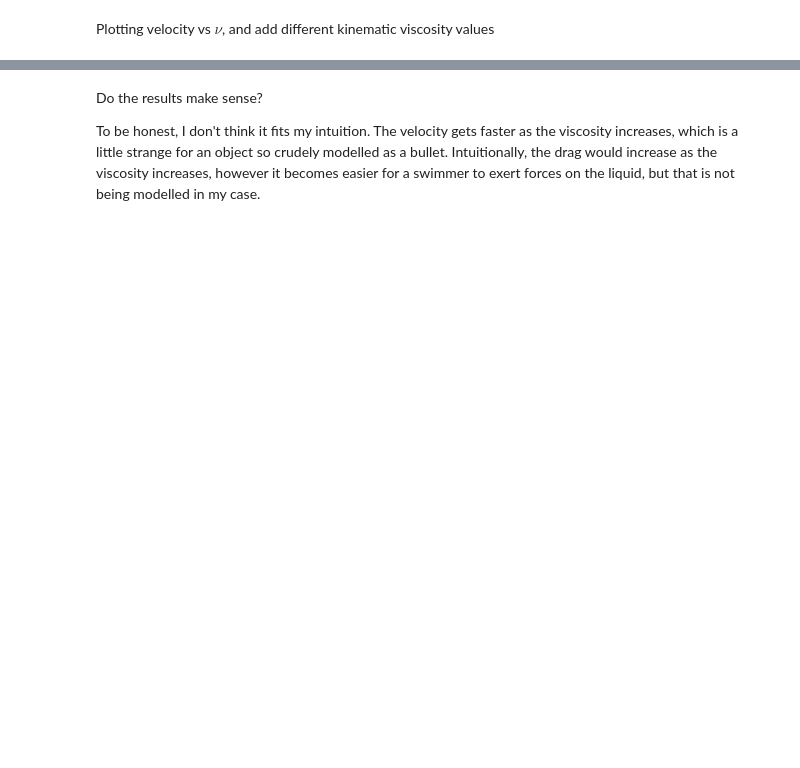
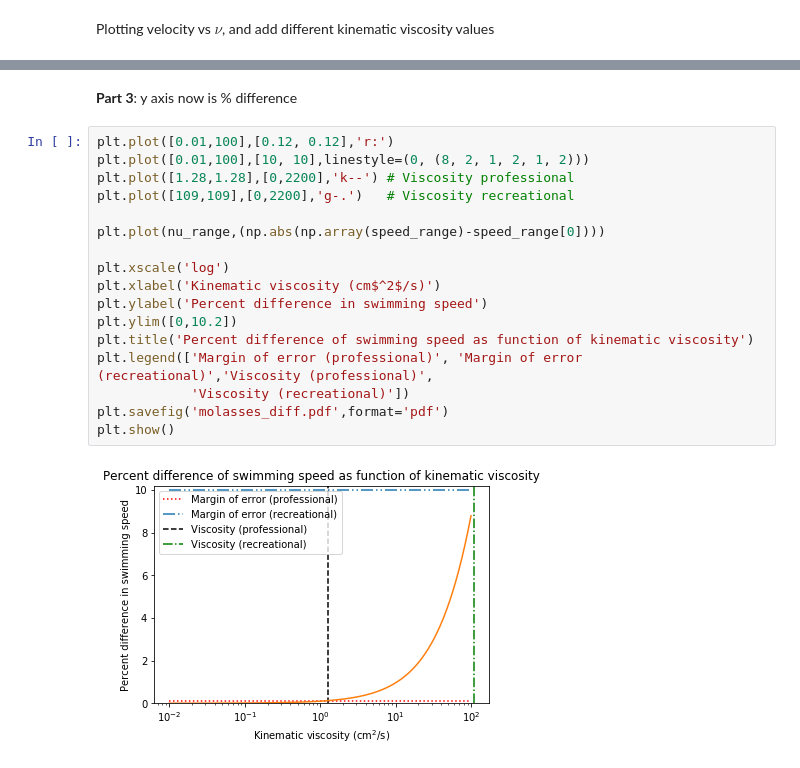
Before and after one commit to yrj08/PHYS_432_Assignment_3, a Jupyter notebook: 432-hw3-swimming_in_syrup.ipynb, the cells around one changed output, grey strips where cells are left out. Saved outputs shown, nothing was run; the diff lists cells and outputs as text; blank space fills up the shorter version.

```diff
--- a/432-hw3-swimming_in_syrup.ipynb
+++ b/432-hw3-swimming_in_syrup.ipynb
@@ -75,7 +63,24 @@ Rest looking up from reference; all unit given in cm$^2$/s
 __Reference__
 
 Engineering ToolBox, (2003). Liquids - Kinematic Viscosities [online]. Available at: https://www.engineeringtoolbox.com/kinematic-viscosity-d_397.html (Accessed 2022-03-10).
-# %% [markdown]
-Do the results make sense?
-
-To be honest, I don't think it fits my intuition. The velocity gets faster as the viscosity increases, which is a little strange for an object so crudely modelled as a bullet. Intuitionally, the drag would increase as the viscosity increases, however it becomes easier for a swimmer to exert forces on the liquid, but that is not being modelled in my case.
+# %% [markdown]
+__Part 3__: y axis now is % difference
+# %%
+plt.plot([0.01,100],[0.12, 0.12],'r:')
+plt.plot([0.01,100],[10, 10],linestyle=(0, (8, 2, 1, 2, 1, 2)))
+plt.plot([1.28,1.28],[0,2200],'k--') # Viscosity professional
+plt.plot([109,109],[0,2200],'g-.')   # Viscosity recreational
+
+plt.plot(nu_range,(np.abs(np.array(speed_range)-speed_range[0])))
+
+plt.xscale('log')
+plt.xlabel('Kinematic viscosity (cm$^2$/s)')
+plt.ylabel('Percent difference in swimming speed')
+plt.ylim([0,10.2])
+plt.title('Percent difference of swimming speed as function of kinematic viscosity')
+plt.legend(['Margin of error (professional)', 'Margin of error (recreational)','Viscosity (professional)',
+            'Viscosity (recreational)'])
+plt.savefig('molasses_diff.pdf',format='pdf')
+plt.show()
+# %% [output]
+[figure, added]
```
Also changed, not shown: parts of 9 cells of this notebook.
